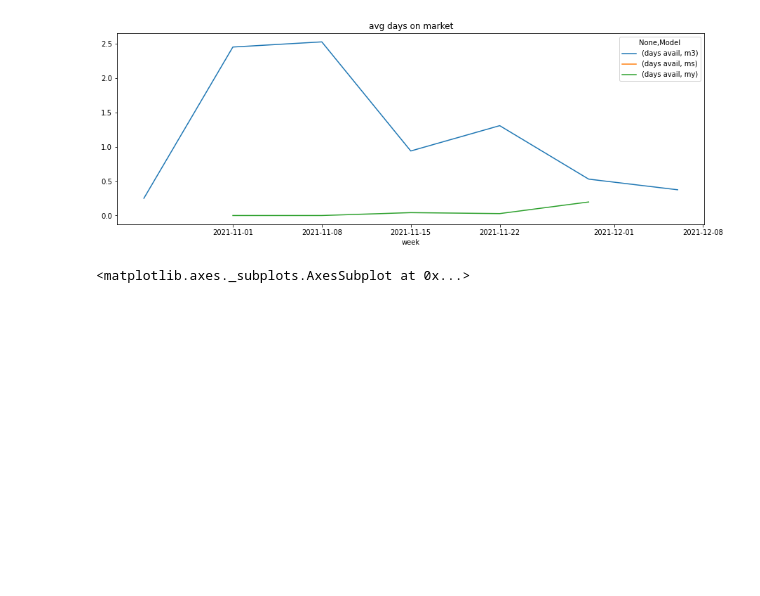
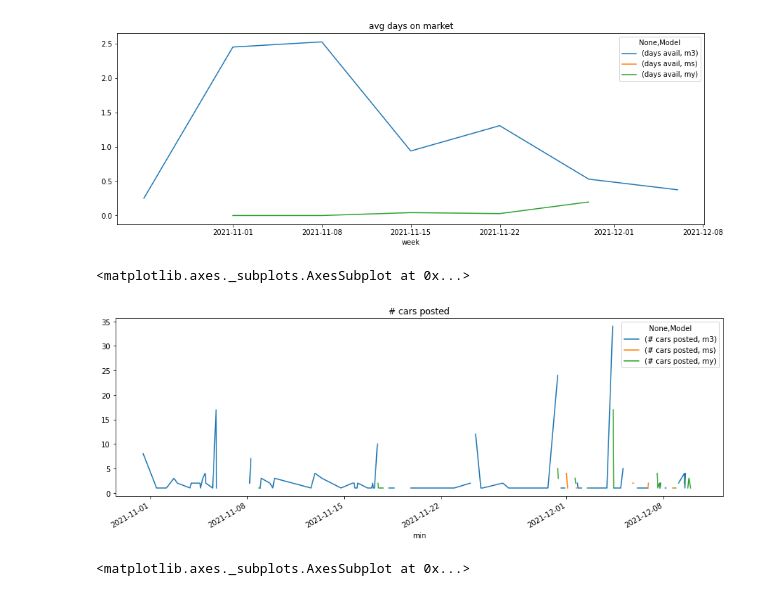
Before and after one commit to adervish/tesla, a Jupyter notebook: Tesla data.ipynb, the cells around one changed output. Saved outputs shown, nothing was run; the diff lists cells and outputs as text; code cells hidden in the pictures; blank space fills up the shorter version.

```diff
--- a/Tesla data.ipynb
+++ b/Tesla data.ipynb
@@ -41,6 +41,21 @@ avg_days.plot(title='avg days on market',figsize=(15, 5))
 # %% [output]
 <matplotlib.axes._subplots.AxesSubplot at 0x...>
 [figure]
+# %%
+agg_by_vin = tesla_data.groupby(['VIN', 'Model', 'Price','SalesMetro']).date.agg(['min', 'max'])
+agg_by_vin['days avail'] = agg_by_vin['max'] - agg_by_vin['min']
+#agg_by_vin['week'] = (agg_by_vin['min'] - pd.to_timedelta(agg_by_vin['min'].dt.dayofweek, unit='d')).dt.date
+
+def to_days(x):
+  return x.total_seconds() / 60 / 60 / 24
+
+agg_by_vin['# cars posted'] = agg_by_vin['days avail'].apply(to_days)
+
+avg_days = pd.pivot_table(data=agg_by_vin,index=['min'], columns=['Model'],aggfunc={'# cars posted': 'count'})
+avg_days.plot(title='# cars posted',figsize=(15, 5))
+# %% [output]
+<matplotlib.axes._subplots.AxesSubplot at 0x...>
+[figure, added]
 # %%
 agg_by_vin = tesla_data.groupby(['VIN', 'Model', 'Price','SalesMetro']).date.agg(['min', 'max'])
 agg_by_vin['days avail'] = agg_by_vin['max'] - agg_by_vin['min']
```
